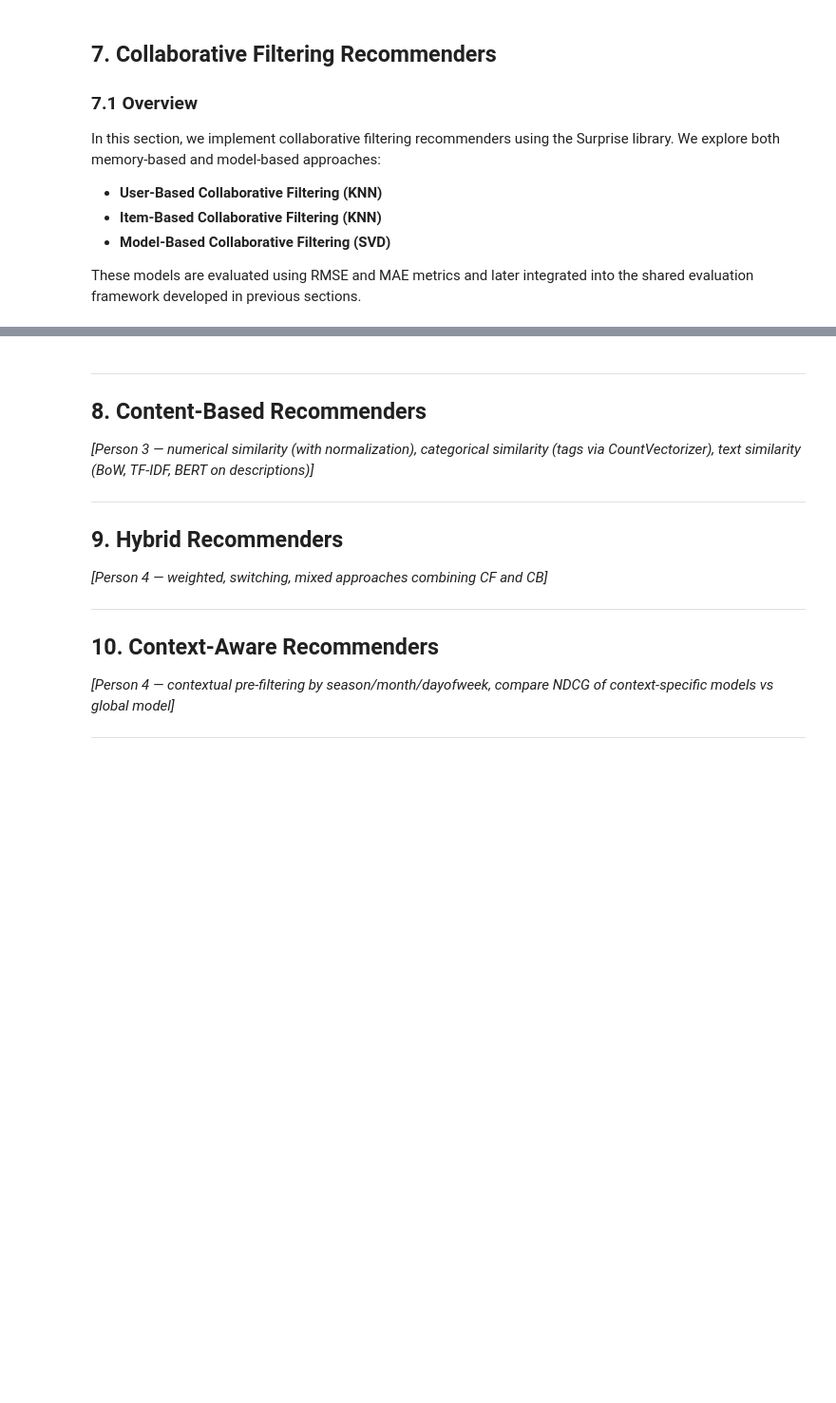
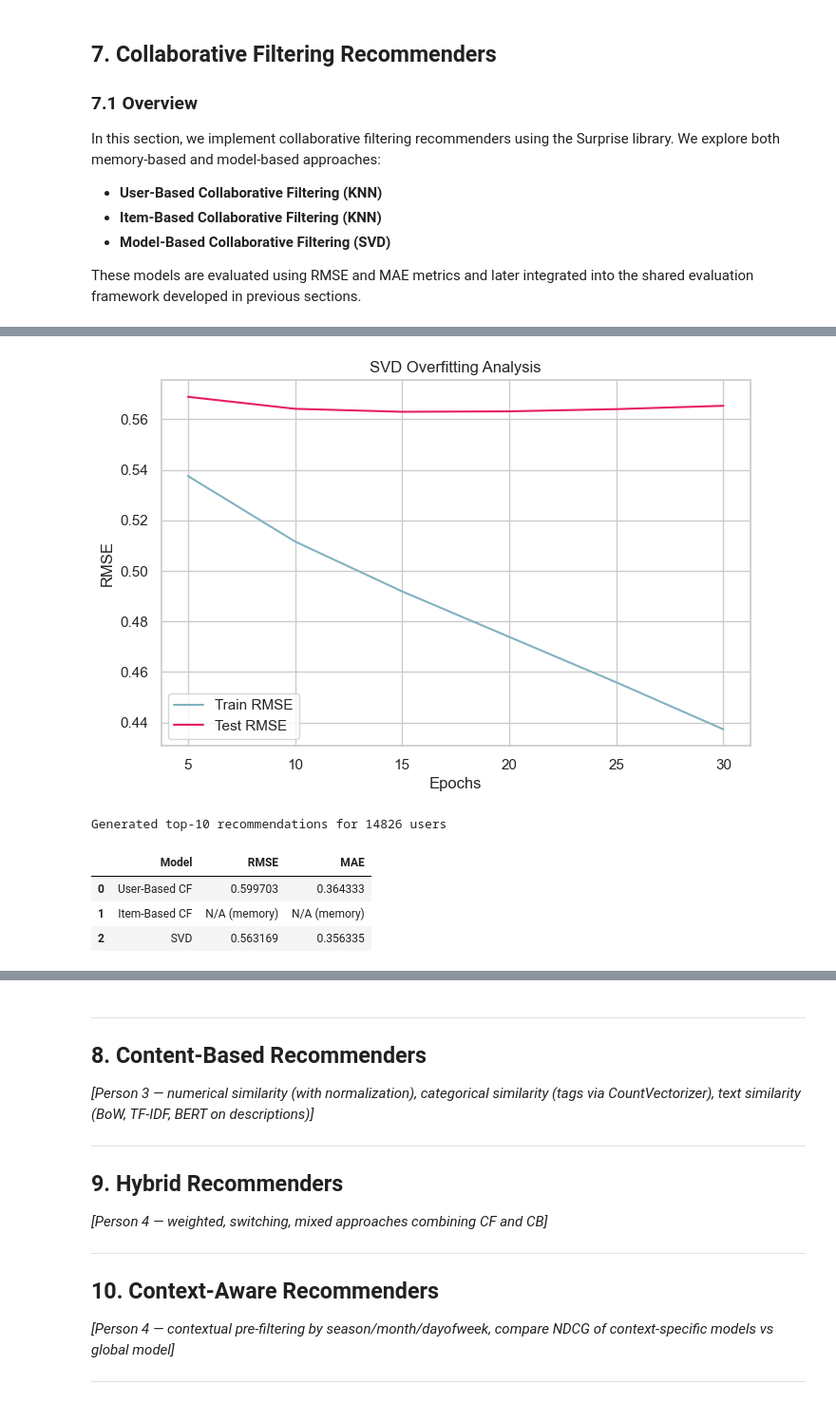
Before and after one commit to beamartin27/Food-Recommender-System, a Jupyter notebook: RecSys_Group_Project.ipynb, the cells around one changed output, grey strips where cells are left out. Shown at 95% size. Drawn from its saved outputs; the diff is of its cells as text; code cells hidden in the pictures; blank space fills up the shorter version.

```diff
--- a/RecSys_Group_Project.ipynb
+++ b/RecSys_Group_Project.ipynb
@@ -1504,0 +1515,15 @@ plt.show()
+# %%
+print("Hyperparameter Tuning — SVD")
+
+for n_factors in [20, 50, 100]:
+    for lr in [0.002, 0.005]:
+        for reg in [0.02, 0.1]:
+            model = SVD(
+                n_factors=n_factors,
+                n_epochs=20,
+                lr_all=lr,
+                reg_all=reg,
+                random_state=42
+            )
+            results = cross_validate(model, data, measures=["RMSE"], cv=3, verbose=False)
+            print(f"factors={n_factors}, lr={lr}, reg={reg} → RMSE={results['test_rmse'].mean():.4f}")
@@ -1504,0 +1544,58 @@ plt.show()
+# %%
+train_rmse = []
+test_rmse = []
+
+epochs = range(5, 31, 5)
+
+for epoch in epochs:
+    model = SVD(n_factors=50, n_epochs=epoch, random_state=42)
+    model.fit(trainset)
+
+    train_pred = model.test(trainset.build_testset())
+    test_pred = model.test(testset)
+
+    train_rmse.append(accuracy.rmse(train_pred, verbose=False))
+    test_rmse.append(accuracy.rmse(test_pred, verbose=False))
+
+plt.figure(figsize=(8,5))
+plt.plot(epochs, train_rmse, label="Train RMSE", color=MAIN_COLOR)
+plt.plot(epochs, test_rmse, label="Test RMSE", color=SECONDARY_COLOR)
+plt.xlabel("Epochs")
+plt.ylabel("RMSE")
+plt.title("SVD Overfitting Analysis")
+plt.legend()
+plt.grid(True)
+plt.show()
+# %% [output]
+[figure, added]
+# %%
+def get_top_n(predictions, n=10):
+    top_n = {}
+
+    for uid, iid, true_r, est, _ in predictions:
+        top_n.setdefault(uid, [])
+        top_n[uid].append((iid, est))
+
+    for uid, user_ratings in top_n.items():
+        user_ratings.sort(key=lambda x: x[1], reverse=True)
+        top_n[uid] = user_ratings[:n]
+
+    return top_n
+
+top_n_svd = get_top_n(predictions_svd, n=10)
+print(f"Generated top-10 recommendations for {len(top_n_svd)} users")
+# %% [output]
+Generated top-10 recommendations for 14826 users
+# %%
+results = pd.DataFrame({
+    "Model": ["User-Based CF", "Item-Based CF", "SVD"],
+    "RMSE": [rmse_user, "N/A (memory)", rmse_svd],
+    "MAE": [mae_user, "N/A (memory)", mae_svd]
+})
+
+results
+# %% [output]
+|  | Model | RMSE | MAE |
+| 0 | User-Based CF | 0.599703 | 0.364333 |
+| 1 | Item-Based CF | N/A (memory) | N/A (memory) |
+| 2 | SVD | 0.563169 | 0.356335 |
```
Also changed, not shown: parts of 11 cells of this notebook.
